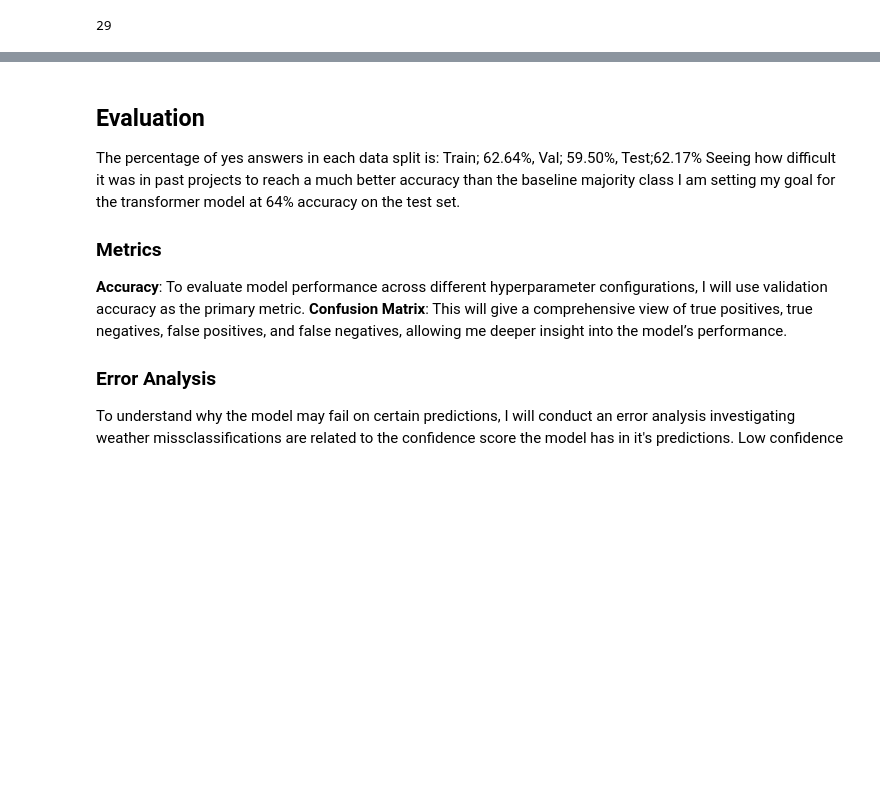
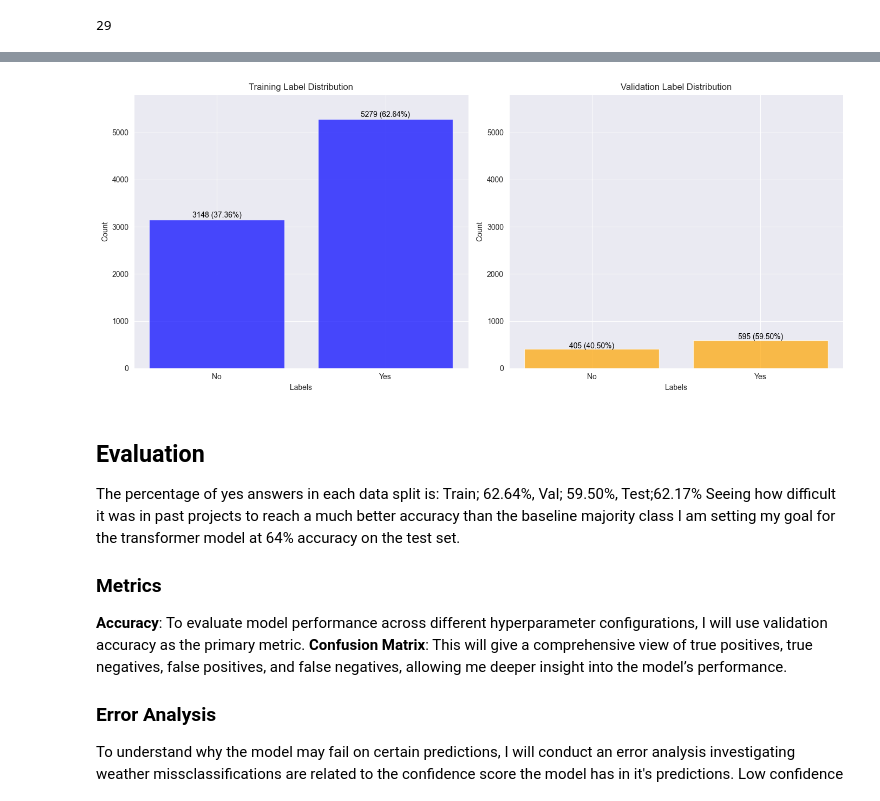
Before and after one commit to aintnoair/nlp, a Jupyter notebook: project-3/projec3_stage1-transformers-thuerig_pascal.ipynb, the cells around one changed output, grey strips where cells are left out. Cells and saved outputs as stored; diff of their text form; code cells hidden in the pictures; blank space fills up the shorter version.

```diff
--- a/project-3/projec3_stage1-transformers-thuerig_pascal.ipynb
+++ b/project-3/projec3_stage1-transformers-thuerig_pascal.ipynb
@@ -479,3 +617,47 @@ NameError: name 'exit' is not defined
+# %%
+def plot_label_distribution_from_boolq(train_data, val_data):
+    train_yes_count = sum(1 for label in train_data['answer'] if label == 1)
+    train_no_count = sum(1 for label in train_data['answer'] if label == 0)
+    val_yes_count = sum(1 for label in val_data['answer'] if label == 1)
+    val_no_count = sum(1 for label in val_data['answer'] if label == 0)
+
+    train_total = train_yes_count + train_no_count
+    val_total = val_yes_count + val_no_count
+    train_yes_percent = (train_yes_count / train_total) * 100
+    train_no_percent = (train_no_count / train_total) * 100
+    val_yes_percent = (val_yes_count / val_total) * 100
+    val_no_percent = (val_no_count / val_total) * 100
+
+    labels = ["No", "Yes"]
+    train_counts = [train_no_count, train_yes_count]
+    val_counts = [val_no_count, val_yes_count]
+
+    fig, ax = plt.subplots(1, 2, figsize=(14, 6))
+
+    ax[0].bar(labels, train_counts, color='blue', alpha=0.7)
+    ax[0].set_title("Training Label Distribution")
+    ax[0].set_xlabel("Labels")
+    ax[0].set_ylabel("Count")
+    ax[0].set_ylim(0, max(train_counts + val_counts) * 1.1)  # Consistent y-axis scale
+    for i, v in enumerate(train_counts):
+        ax[0].text(i, v + 50, f"{v} ({train_no_percent if i == 0 else train_yes_percent:.2f}%)", ha='center', color='black')
+
+    ax[1].bar(labels, val_counts, color='orange', alpha=0.7)
+    ax[1].set_title("Validation Label Distribution")
+    ax[1].set_xlabel("Labels")
+    ax[1].set_ylabel("Count")
+    ax[1].set_ylim(0, max(train_counts + val_counts) * 1.1)  # Consistent y-axis scale
+    for i, v in enumerate(val_counts):
+        ax[1].text(i, v + 20, f"{v} ({val_no_percent if i == 0 else val_yes_percent:.2f}%)", ha='center', color='black')
+
+    plt.tight_layout()
+    plt.show()
+
+# Example usage
+# Assuming train_data and validation_data are loaded datasets
+plot_label_distribution_from_boolq(train_data, validation_data)
+# %% [output]
+[figure, added]
 # %% [markdown]
 ## Evaluation
 The percentage of yes answers in each data split is: Train; 62.64%, Val; 59.50%, Test;62.17%
```
Also changed, not shown: parts of 13 cells of this notebook, 1 other file.
